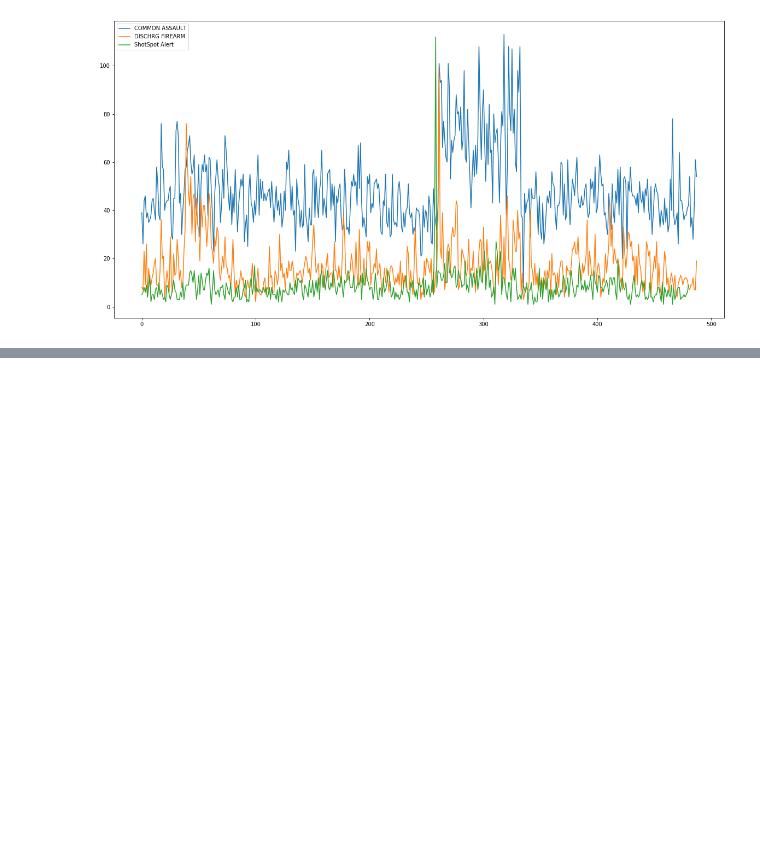
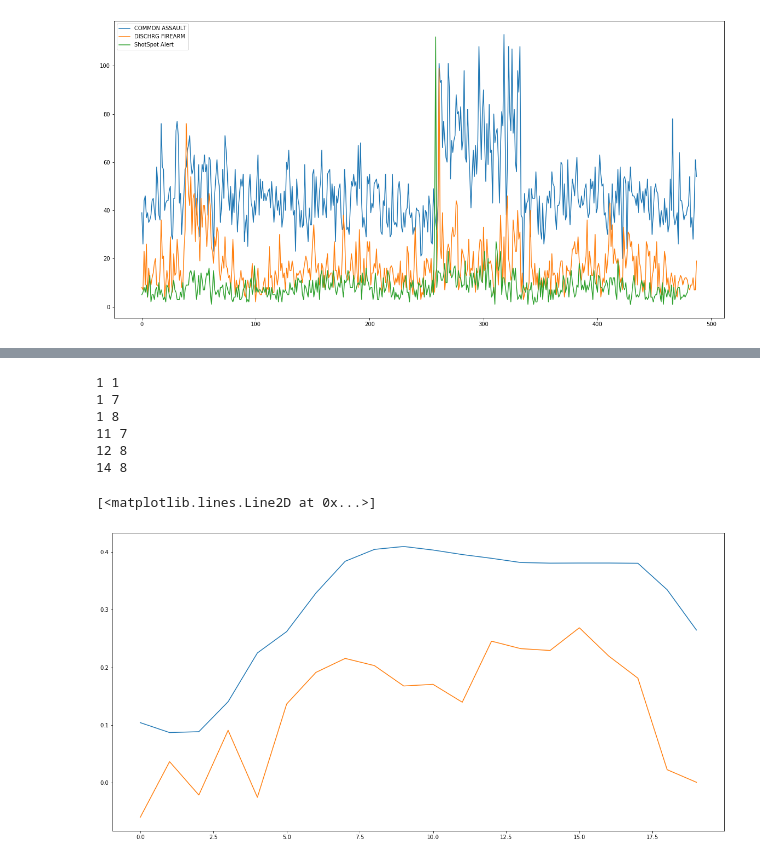
Before and after one commit to n8-uw/Project, a Jupyter notebook: explore.ipynb, the cells around one changed output, grey strips where cells are left out. Saved outputs shown, nothing was run; the diff lists cells and outputs as text; code cells hidden in the pictures; blank space fills up the shorter version.

```diff
--- a/explore.ipynb
+++ b/explore.ipynb
@@ -594,0 +712,66 @@ plt.plot(test[test['description'] == 'COMMON ASSAULT']['calldatetime'].values[35
+# %%
+discharged_firearm_calls = test[test['description'] == 'DISCHRG FIREARM']['calldatetime'].values[105:-142]
+Y = discharged_firearm_calls
+# %%
+#split the embedded time series
+best = 0
+for l in range(1,15):
+    for e in range(1,10):
+        lag = l
+        embed = e
+        e1 = ccm.Embed(X)
+        e2 = ccm.Embed(Y)
+        X_embedded = e1.embed_vectors_1d(lag,embed)
+        Y_embedded = e2.embed_vectors_1d(lag,embed)
+
+        x1tr, x1te, x2tr, x2te = ccm.utilities.train_test_split(X_embedded,Y_embedded, percent=.75)
+
+        CCM = ccm.CCM() #initiate the class
+
+        #library lengths to test
+        len_tr = len(x1tr)
+        lib_lens = np.arange(10, len_tr, len_tr/20, dtype='int')
+
+        #test causation
+        CCM.fit(x1tr,x2tr)
+        x1p, x2p = CCM.predict(x1te, x2te,lib_lengths=lib_lens)
+
+        sc1,sc2 = CCM.score()
+        m,b = np.linalg.lstsq(np.vstack((np.array(sc1),np.ones(len(sc1)))).T, np.array(range(len(sc1))), rcond=None)[0]
+        if m> best:
+            print(l,e)
+            best = m
+# %% [output]
+1 1
+1 7
+1 8
+11 7
+12 8
+14 8
+# %%
+lag = 14
+embed = 8
+e1 = ccm.Embed(X)
+e2 = ccm.Embed(Y)
+X_embedded = e1.embed_vectors_1d(lag,embed)
+Y_embedded = e2.embed_vectors_1d(lag,embed)
+
+x1tr, x1te, x2tr, x2te = ccm.utilities.train_test_split(X_embedded,Y_embedded, percent=.75)
+
+CCM = ccm.CCM() #initiate the class
+
+#library lengths to test
+len_tr = len(x1tr)
+lib_lens = np.arange(10, len_tr, len_tr/20, dtype='int')
+
+#test causation
+CCM.fit(x1tr,x2tr)
+x1p, x2p = CCM.predict(x1te, x2te,lib_lengths=lib_lens)
+
+sc1,sc2 = CCM.score()
+# %%
+plt.plot(sc1)
+plt.plot(sc2)
+# %% [output]
+[<matplotlib.lines.Line2D at 0x...>]
+[figure, added]
```
Also changed, not shown: parts of 15 cells of this notebook.
